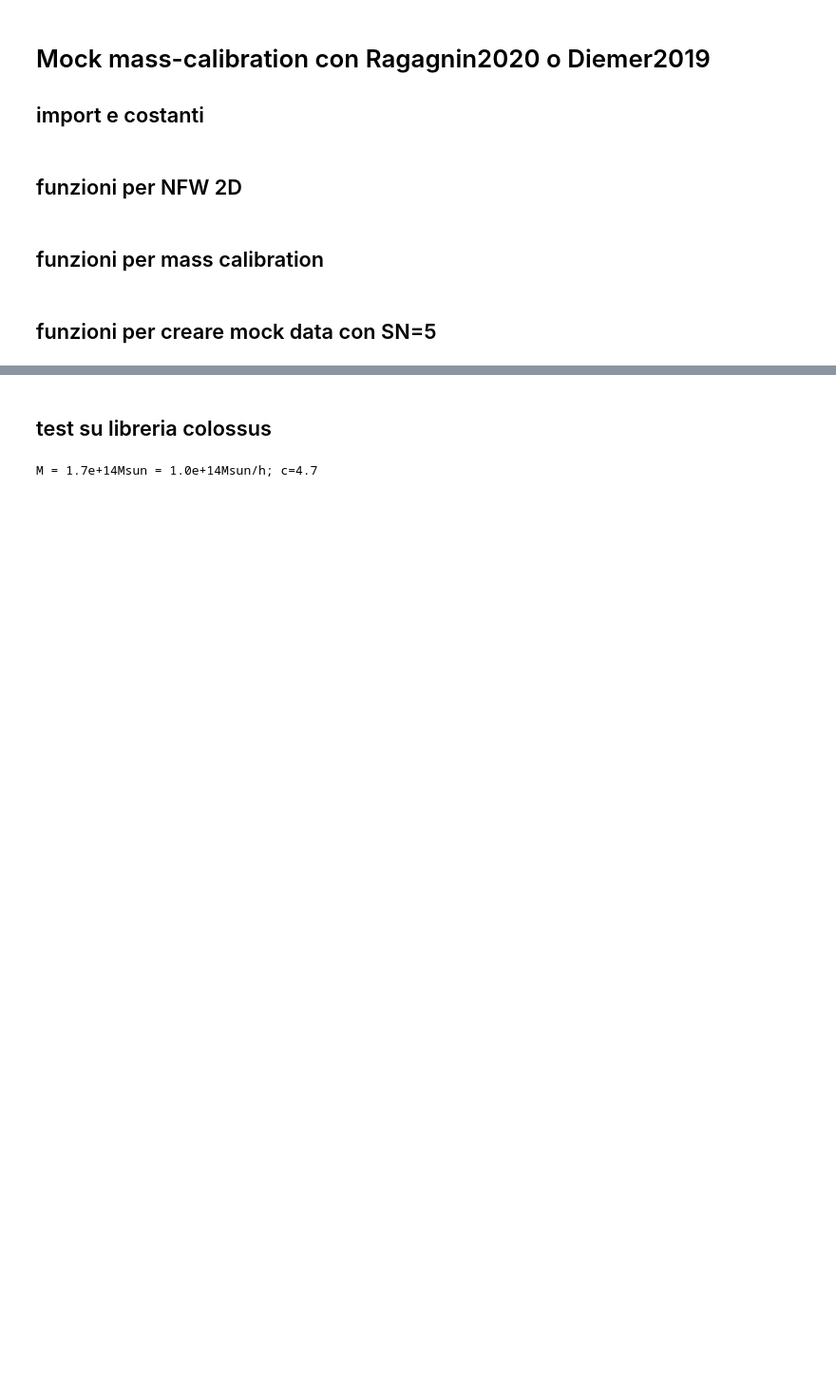
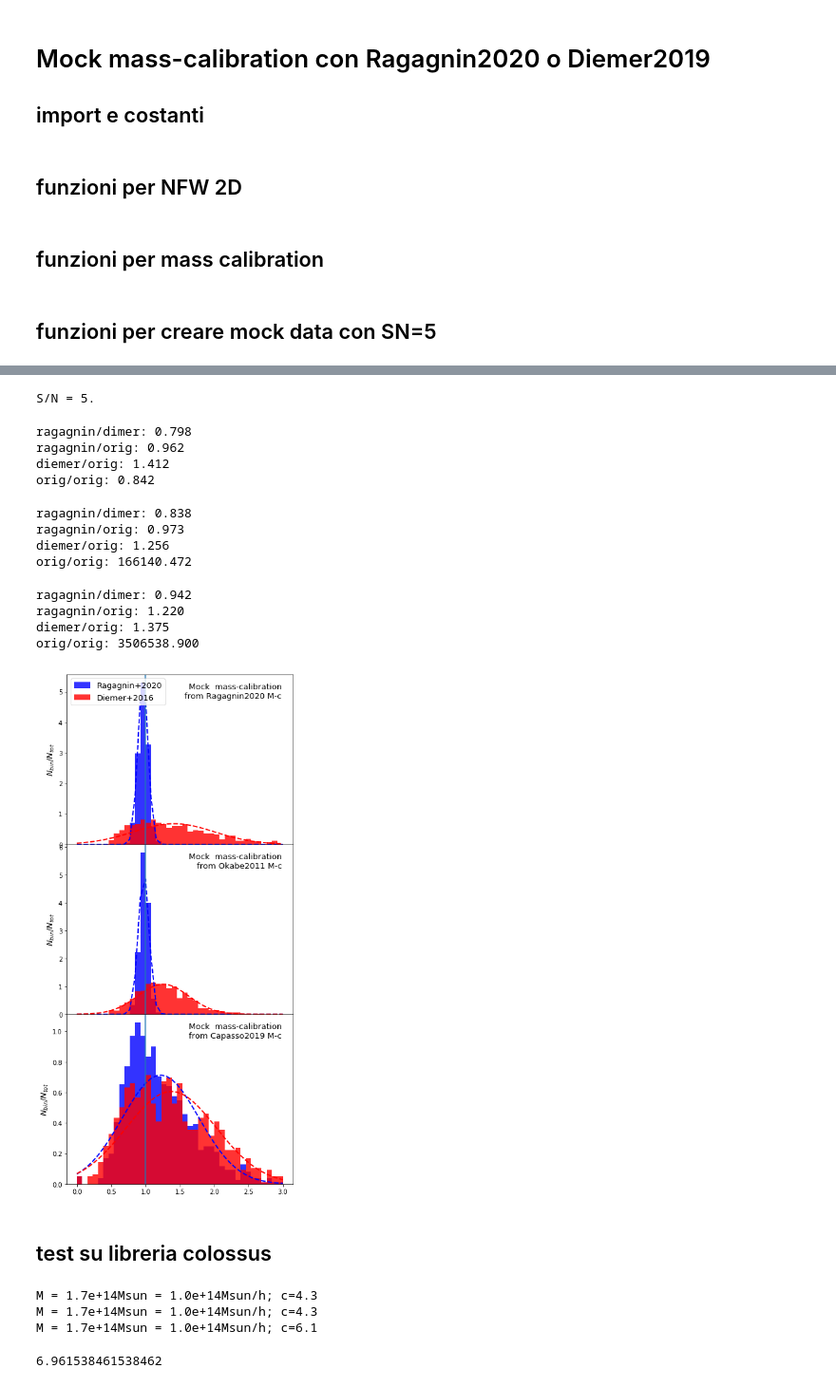
Before and after one commit to aragagnin/hydro_mc, a Jupyter notebook: mass-calibration.ipynb, the cells around one changed output, grey strips where cells are left out. Shown at 95% size. Drawn from its saved outputs; the diff is of its cells as text; code cells hidden in the pictures; blank space fills up the shorter version.

```diff
--- a/mass-calibration.ipynb
+++ b/mass-calibration.ipynb
@@ -273,3 +364,32 @@ orig/orig: 0.546
+# %%
+print('\nS/N = 5.')
+fig,ax = plt.subplots(3,figsize=(6,12),sharex=True)
+ax[1].set_xlabel('Recovered mass/ true mass',fontsize=13)
+
+confronta_n(1000, sn=5., plotta=True, c_orig='Ragagnin2020', bins =  np.linspace(0.,3.,40), fig=fig,ax=ax[0])
+#confronta_n(1000, sn=5., plotta=True, c_orig='Diemer2019')
+confronta_n(1000, sn=5., plotta=True, c_orig='Okabe2011', bins =  np.linspace(0.,3.,40), fig=fig,ax=ax[1])
+confronta_n(1000, sn=5., plotta=True, c_orig='Capasso2019', M=None, bins =  np.linspace(0.,3.,40), fig=fig,ax=ax[2])
+fig.tight_layout()
+fig.subplots_adjust(wspace=0, hspace=0)
+ax[0].legend(fontsize=13,loc=2)
+
+print()
+# %% [output]
+S/N = 5.
+ragagnin/dimer: 0.798
+ragagnin/orig: 0.962
+diemer/orig: 1.412
+orig/orig: 0.842
+ragagnin/dimer: 0.838
+ragagnin/orig: 0.973
+diemer/orig: 1.256
+orig/orig: 166140.472
+ragagnin/dimer: 0.942
+ragagnin/orig: 1.220
+diemer/orig: 1.375
+orig/orig: 3506538.900
+[figure, added]
 # %% [markdown]
 ## test su libreria colossus
 # %%
@@ -284,5 +404,13 @@ a  = 1.
 M = 1.7e14
 M_su_h = M*h0
 print('M = %.1eMsun = %.1eMsun/h; c=%.1f'%(M, M_su_h,concentration.modelDiemer19(M_su_h, 1./a-1.)[0]))
+print('M = %.1eMsun = %.1eMsun/h; c=%.1f'%(M, M_su_h,concentration.concentration(M_su_h, '200c',1./a-1., model='diemer19')))
+print('M = %.1eMsun = %.1eMsun/h; c=%.1f'%(M, M_su_h,concentration.concentration(M_su_h, 'vir',1./a-1., model='diemer19')))
 # %% [output]
-M = 1.7e+14Msun = 1.0e+14Msun/h; c=4.7
+M = 1.7e+14Msun = 1.0e+14Msun/h; c=4.3
+M = 1.7e+14Msun = 1.0e+14Msun/h; c=4.3
+M = 1.7e+14Msun = 1.0e+14Msun/h; c=6.1
+# %%
+1.81/0.26
+# %% [output]
+6.961538461538462
```
Also changed, not shown: parts of 8 cells of this notebook.
